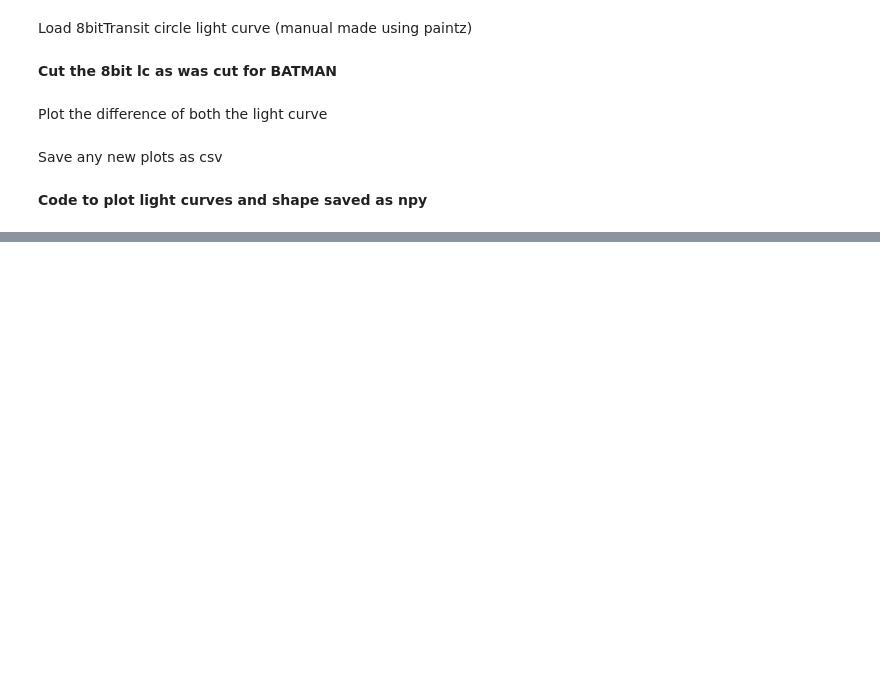
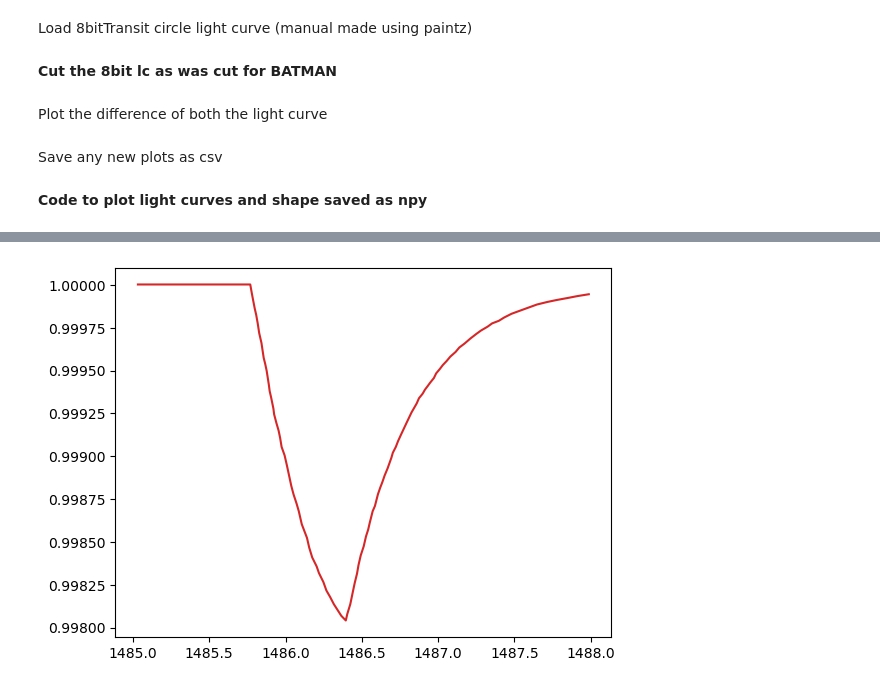
Before and after one commit to abrahammathews2000/mega, a Jupyter notebook: lightcurve_simulation/data_npy/plot_lc.ipynb, the cells around one changed output, grey strips where cells are left out. Cells and saved outputs as stored; diff of their text form; code cells hidden in the pictures; blank space fills up the shorter version.

Commit message:
code to predict exocoment lc is added

```diff
--- a/lightcurve_simulation/data_npy/plot_lc.ipynb
+++ b/lightcurve_simulation/data_npy/plot_lc.ipynb
@@ -939,0 +973,14 @@ plt.show()
+# %%
+## Things to do:
+# Load exocomet lc
+data = np.genfromtxt('/scratch/abraham/Documents/mega_git/mega/data/random/raw/lc/15March2024_exocoment/15March2024_exocomet_lc.csv', delimiter=',')
+x = data[:,0]
+y = data[:,1]
+
+fig,ax = plt.subplots(1,1,dpi=100)
+
+ax.plot(x,y,color='tab:red')
+
+plt.show()
+# %% [output]
+[figure, added]
```
Also changed, not shown: parts of 16 cells of this notebook.
